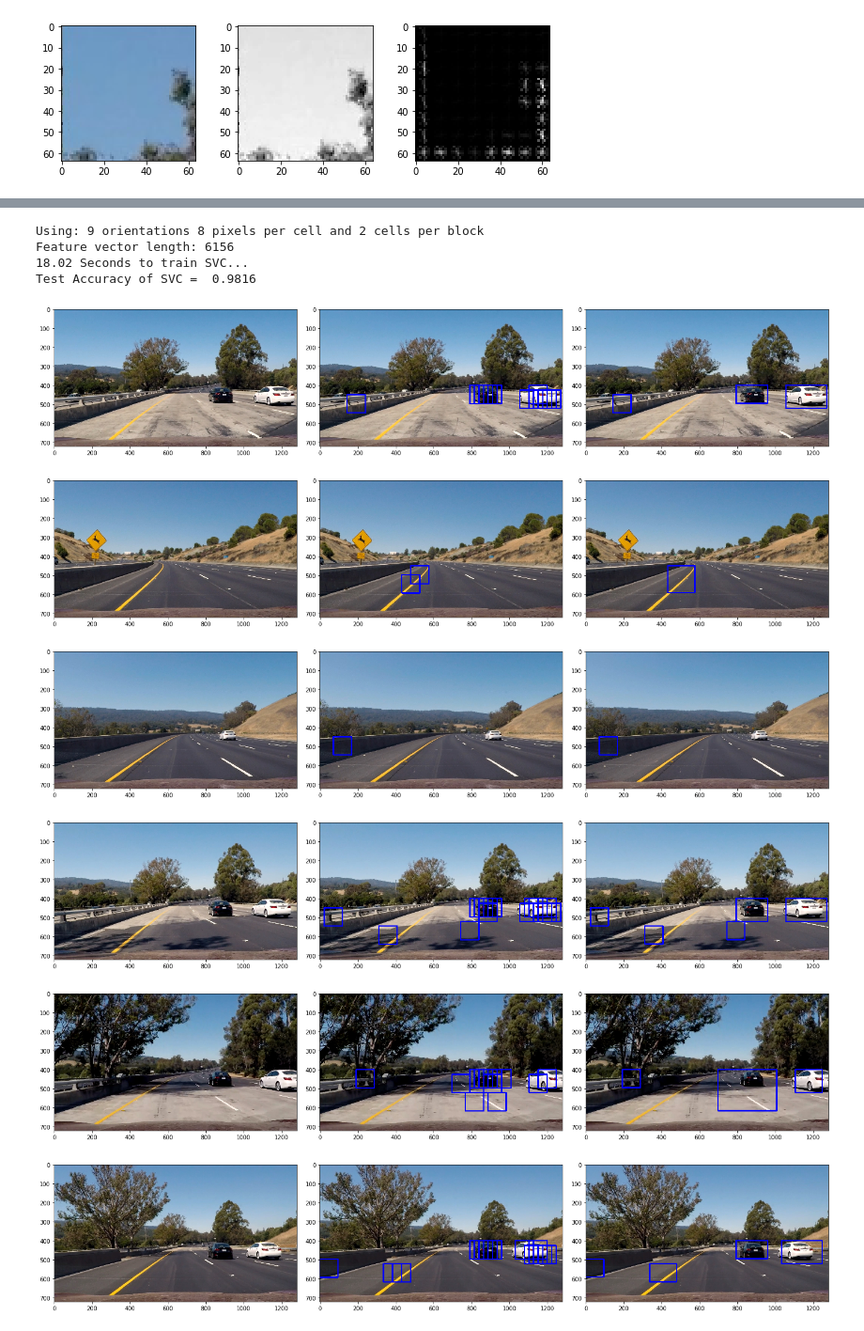
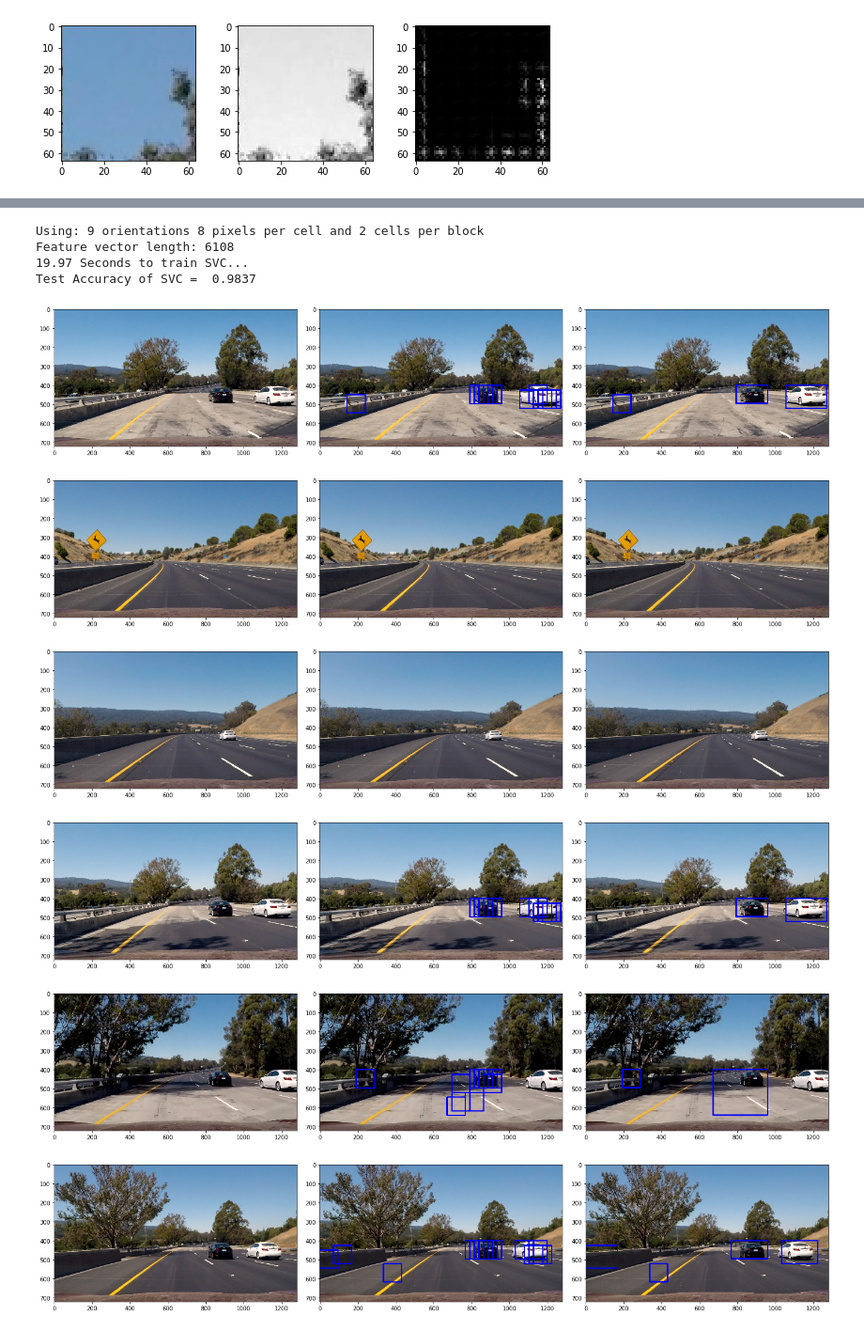
Before and after one commit to antriksh1/CarND-Vehicle-Detection-P5-AS, a Jupyter notebook: P5.ipynb, the cells around one changed output, grey strips where cells are left out. Shown at 94% size. Drawn from its saved outputs; the diff is of its cells as text; code cells hidden in the pictures.

```diff
--- a/P5.ipynb
+++ b/P5.ipynb
@@ -14,7 +16,7 @@ from skimage.feature import hog
 from scipy.ndimage.measurements import label
 # %%
 # Lets look at the test data
-test_images = glob.glob('test_images/*.jpg')
+test_images = glob.glob('../CarND-Vehicle-Detection/test_images/*.jpg')
 
 for idx, fname in enumerate(test_images):
     img = cv2.imread(fname)
@@ -355,15 +357,15 @@ print(round(t2-t, 2), 'Seconds to train SVC...')
 print('Test Accuracy of SVC = ', round(svc.score(X_test, y_test), 4))
 # %% [output]
 Using: 9 orientations 8 pixels per cell and 2 cells per block
-Feature vector length: 6156
-18.02 Seconds to train SVC...
-Test Accuracy of SVC =  0.9816
+Feature vector length: 6108
+19.97 Seconds to train SVC...
+Test Accuracy of SVC =  0.9837
 # %%
 # A single function that can extract features using hog sub-sampling and make predictions
 
 def find_cars(img, ystart, ystop, scale, svc, X_scaler, orient, pix_per_cell, cell_per_block, spatial_size, hist_bins):
 
-    draw_img = np.copy(img)
+#     draw_img = np.copy(img)
     img = img.astype(np.float32)/255
 
     img_tosearch = img[ystart:ystop,:,:]
@@ -394,7 +396,7 @@ def find_cars(img, ystart, ystop, scale, svc, X_scaler, orient, pix_per_cell, ce
     hog3 = get_hog_features(ch3, orient, pix_per_cell, cell_per_block, feature_vec=False)
 
     bbox_list = []
-    heat = np.zeros_like(image[:,:,0]).astype(np.float)
+#     heat = np.zeros_like(image[:,:,0]).astype(np.float)
 
     for xb in range(nxsteps):
         for yb in range(nysteps):
@@ -428,54 +430,80 @@ def find_cars(img, ystart, ystop, scale, svc, X_scaler, orient, pix_per_cell, ce
                 xbox_left = np.int(xleft*scale)
                 ytop_draw = np.int(ytop*scale)
                 win_draw = np.int(window*scale)
                 #cv2.rectangle(draw_img,(xbox_left, ytop_draw+ystart),(xbox_left+win_draw,ytop_draw+win_draw+ystart),(255,0,0),6)
                 top_left = (xbox_left, ytop_draw+ystart)
                 bottom_right = (xbox_left+win_draw,ytop_draw+win_draw+ystart)
                 bbox_list.append([top_left, bottom_right])
-                cv2.rectangle(draw_img,top_left,bottom_right,(255,0,0),6)
 
-    # Add heat to each box in box list
-    heat = add_heat(heat,bbox_list)
+    return bbox_list
+#                 cv2.rectangle(draw_img,top_left,bottom_right,(255,0,0),6)
 
-    # Apply threshold to help remove false positives
-    heat = apply_threshold(heat,0.9)
+#     # Add heat to each box in box list
+#     heat = add_heat(heat,bbox_list)
 
-    # Visualize the heatmap when displaying
-    heatmap = np.clip(heat, 0, 255)
+#     # Apply threshold to help remove false positives
+#     heat = apply_threshold(heat,0.9)
 
-    # Find final boxes from heatmap using label function
-    labels = label(heatmap)
-    draw_img2 = draw_labeled_bboxes(np.copy(image), labels)
+#     # Visualize the heatmap when displaying
+#     heatmap = np.clip(heat, 0, 255)
 
-    return (draw_img, draw_img2)
+#     # Find final boxes from heatmap using label function
+#     labels = label(heatmap)
+#     draw_img2 = draw_labeled_bboxes(np.copy(image), labels)
+
+#     return (draw_img, draw_img2)
 
 ystart = 400
 ystop = 656
 scale = 1.5
 
-def find_cars_final(image):
-    (draw_img, draw_img2) = find_cars(image, ystart, ystop, scale, svc, X_scaler, orient, pix_per_cell, cell_per_block, spatial_size, hist_bins)
-    return draw_img2
+def find_cars_and_draw(image):
+    bbox_list = find_cars(image, ystart, ystop, scale, svc, X_scaler, orient, pix_per_cell, cell_per_block, spatial_size, hist_bins)
+
+    #print(bbox_list)
+
+    if len(bbox_list) >= 2:
+        draw_img = np.copy(image)
+
+        for bbox in bbox_list:
+            cv2.rectangle(draw_img,bbox[0],bbox[1],(255,0,0),6)
+
+        heat = np.zeros_like(image[:,:,0]).astype(np.float)
+        # Add heat to each box in box list
+        heat = add_heat(heat,bbox_list)
+        # Apply threshold to help remove false positives
+        heat = apply_threshold(heat,0.9)
+        # Visualize the heatmap when displaying
+        heatmap = np.clip(heat, 0, 255)
+
+        # Find final boxes from heatmap using label function
+        labels = label(heatmap)
+        draw_img2 = draw_labeled_bboxes(np.copy(image), labels)
+
+        return (draw_img, draw_img2)
+    else:
+        return (image, image)
+
 
 # TEST
-test_images = glob.glob('test_images/*.jpg')
+test_images = glob.glob('../CarND-Vehicle-Detection/test_images/*.jpg')
 
 for idx, fname in enumerate(test_images):
     image = cv2.imread(fname)
-    (out_img, out_img2) = find_cars(image, ystart, ystop, scale, svc, X_scaler, orient, pix_per_cell, cell_per_block, spatial_size, hist_bins)
+    (out_img, out_img2) = find_cars_and_draw(image)
 
     f, (ax1,ax2,ax3) = plt.subplots(1, 3, figsize=(20, 20))
     f.tight_layout()
     ax1.imshow(cv2.cvtColor(image, cv2.COLOR_BGR2RGB))
     ax2.imshow(cv2.cvtColor(out_img, cv2.COLOR_BGR2RGB))
     ax3.imshow(cv2.cvtColor(out_img2, cv2.COLOR_BGR2RGB))
 # %% [output]
 [figure]
-[figure, old version]
+[figure, new version]
-[figure, old version]
+[figure, new version]
-[figure, old version]
+[figure, new version]
-[figure, old version]
+[figure, new version]
-[figure, old version]
+[figure, new version]
 # %%
 # Run it on the video
 
```
Also changed, not shown: parts of 4 cells of this notebook, 1 other file.
